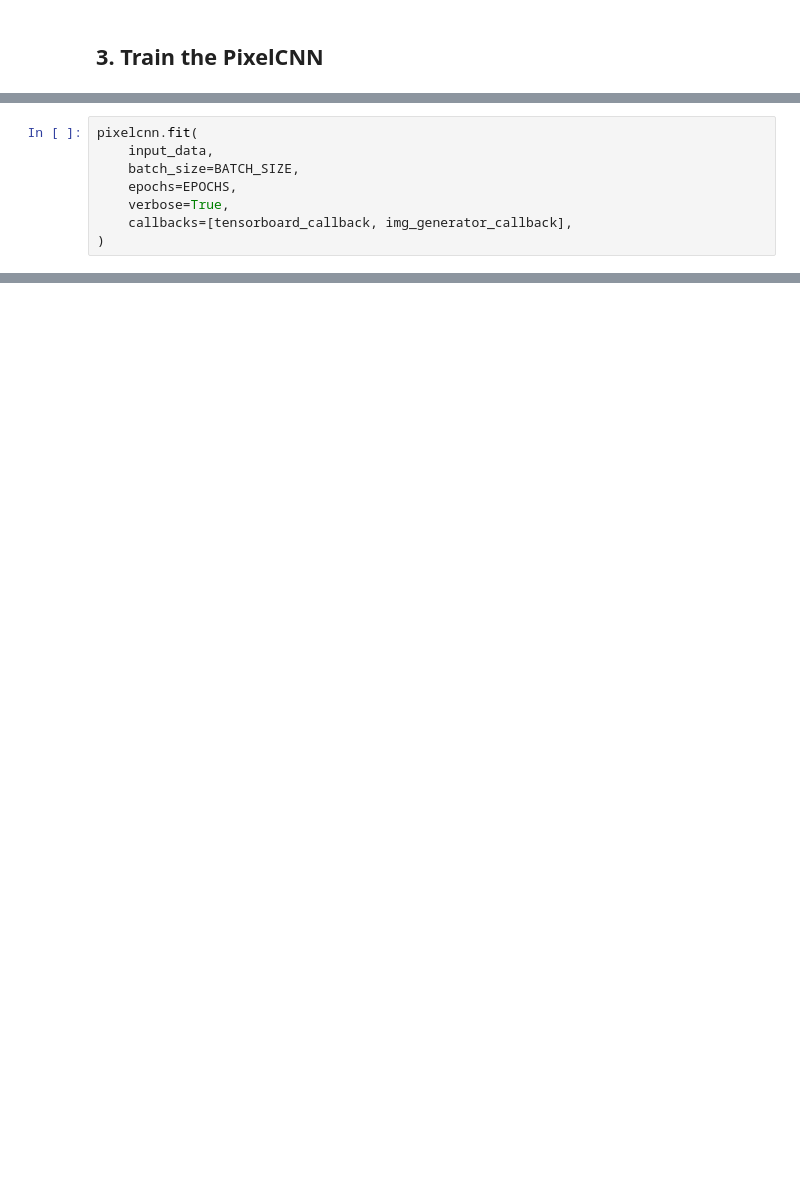
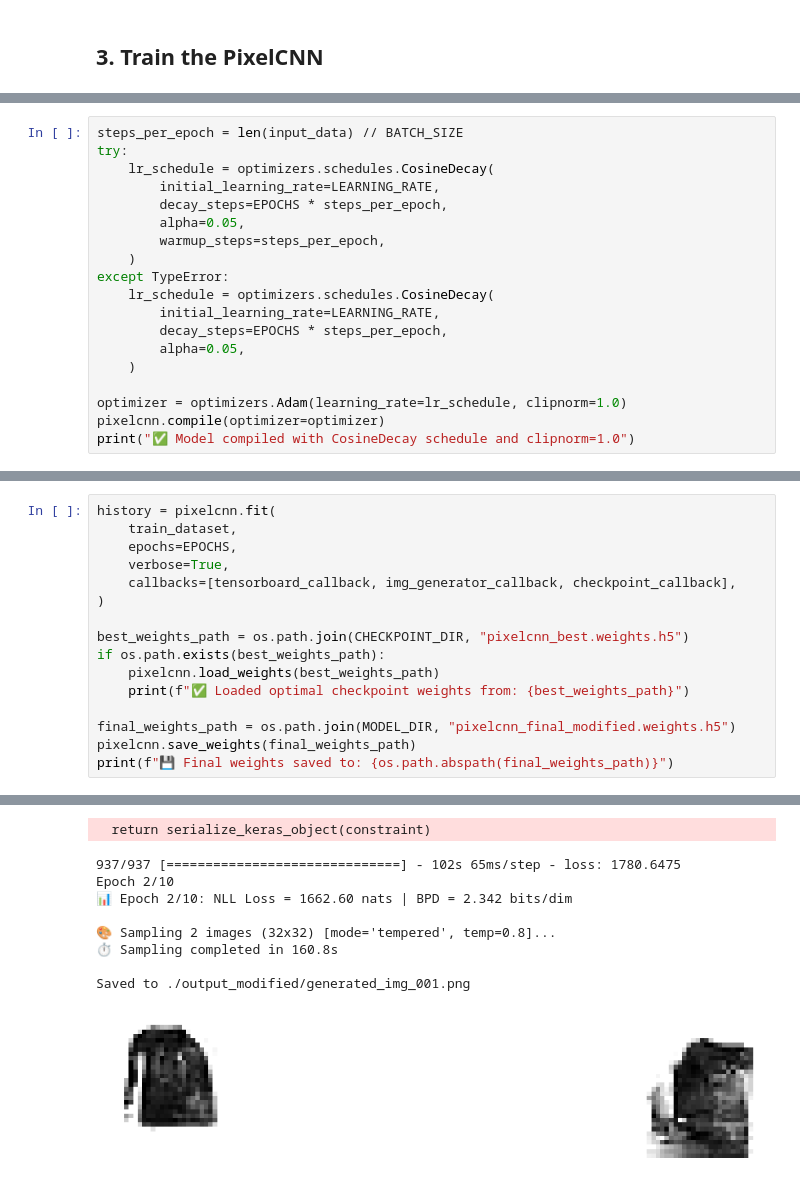
Before and after one commit to DiveshJ8/Generative_Deep_Learning_2nd_Edition, a Jupyter notebook: notebooks/05_autoregressive/03_pixelcnn_md/pixelcnn_md_modified.ipynb, the cells around one changed output, grey strips where cells are left out. Drawn from its saved outputs; the diff is of its cells as text; blank space fills up the shorter version.

```diff
--- a/notebooks/05_autoregressive/03_pixelcnn_md/pixelcnn_md_modified.ipynb
+++ b/notebooks/05_autoregressive/03_pixelcnn_md/pixelcnn_md_modified.ipynb
@@ -258,8 +224,0 @@ img_generator_callback = ImageGenerator(num_img=2)
-# %%
-pixelcnn.fit(
-    input_data,
-    batch_size=BATCH_SIZE,
-    epochs=EPOCHS,
-    verbose=True,
-    callbacks=[tensorboard_callback, img_generator_callback],
-)
@@ -303,0 +225,19 @@ Saved to ./output/generated_img_004.png
+# %%
+steps_per_epoch = len(input_data) // BATCH_SIZE
+try:
+    lr_schedule = optimizers.schedules.CosineDecay(
+        initial_learning_rate=LEARNING_RATE,
+        decay_steps=EPOCHS * steps_per_epoch,
+        alpha=0.05,
+        warmup_steps=steps_per_epoch,
+    )
+except TypeError:
+    lr_schedule = optimizers.schedules.CosineDecay(
+        initial_learning_rate=LEARNING_RATE,
+        decay_steps=EPOCHS * steps_per_epoch,
+        alpha=0.05,
+    )
+
+optimizer = optimizers.Adam(learning_rate=lr_schedule, clipnorm=1.0)
+pixelcnn.compile(optimizer=optimizer)
+print("✅ Model compiled with CosineDecay schedule and clipnorm=1.0")
@@ -303,0 +372,17 @@ Saved to ./output/generated_img_004.png
+# %%
+history = pixelcnn.fit(
+    train_dataset,
+    epochs=EPOCHS,
+    verbose=True,
+    callbacks=[tensorboard_callback, img_generator_callback, checkpoint_callback],
+)
+
+best_weights_path = os.path.join(CHECKPOINT_DIR, "pixelcnn_best.weights.h5")
+if os.path.exists(best_weights_path):
+    pixelcnn.load_weights(best_weights_path)
+    print(f"✅ Loaded optimal checkpoint weights from: {best_weights_path}")
+
+final_weights_path = os.path.join(MODEL_DIR, "pixelcnn_final_modified.weights.h5")
+pixelcnn.save_weights(final_weights_path)
+print(f"💾 Final weights saved to: {os.path.abspath(final_weights_path)}")
+# %% [output]
@@ -303,0 +393,10 @@ Saved to ./output/generated_img_004.png
+  return serialize_keras_object(constraint)
+937/937 [==============================] - 102s 65ms/step - loss: 1780.6475
+Epoch 2/10
+📊 Epoch 2/10: NLL Loss = 1662.60 nats | BPD = 2.342 bits/dim
+
+🎨 Sampling 2 images (32x32) [mode='tempered', temp=0.8]...
+⏱️ Sampling completed in 160.8s
+
+Saved to ./output_modified/generated_img_001.png
+[figure, added]
```
Also changed, not shown: parts of 28 cells of this notebook.
